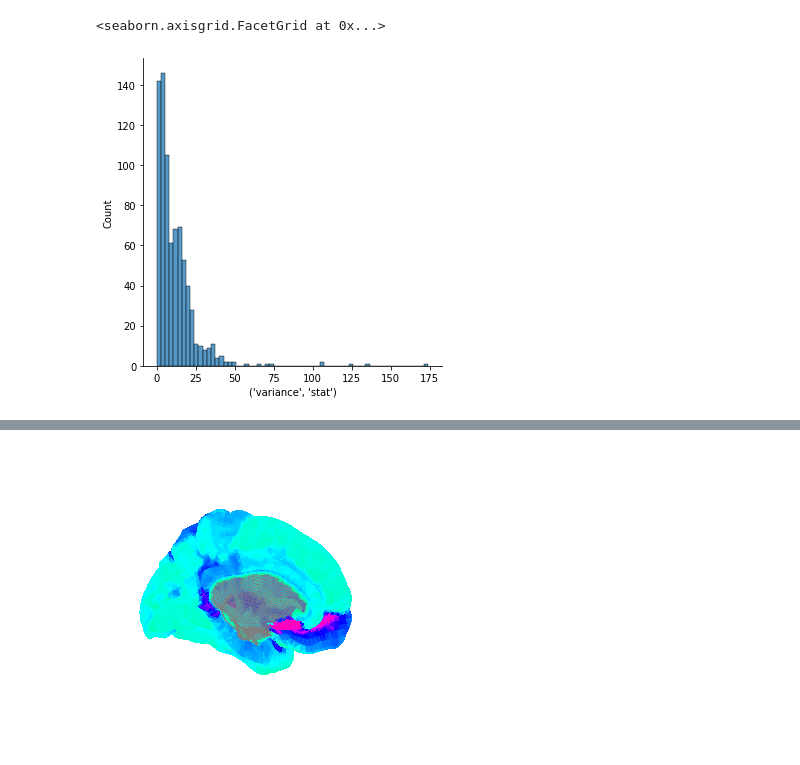
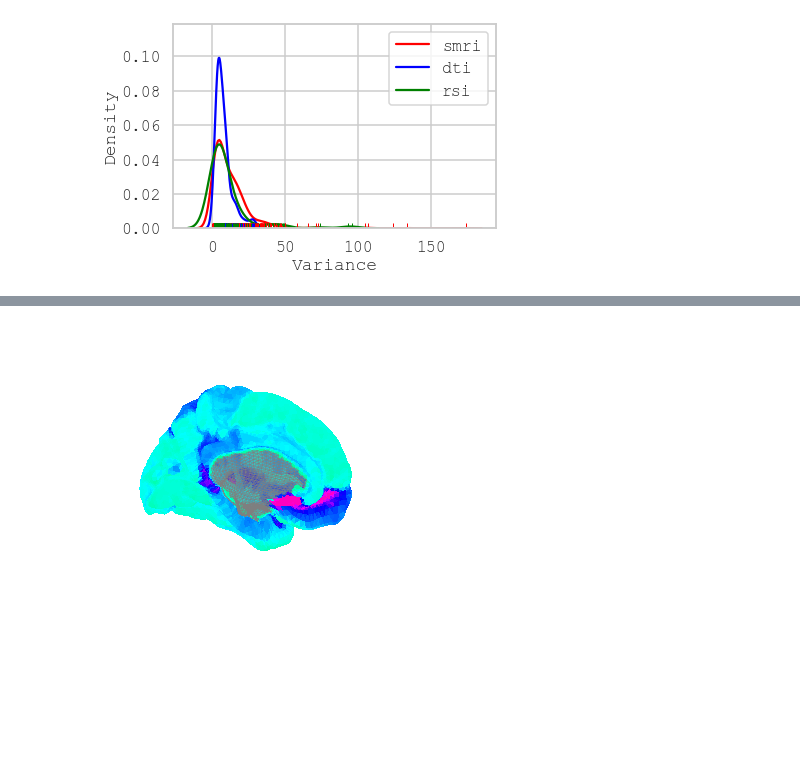
Before and after one commit to 62442katieb/deltaABCD_variability, a Jupyter notebook: notebooks/1.0variance.ipynb, the cells around one changed output, grey strips where cells are left out. Cells and saved outputs as stored; diff of their text form; code cells hidden in the pictures; blank space fills up the shorter version.

```diff
--- a/notebooks/1.0variance.ipynb
+++ b/notebooks/1.0variance.ipynb
@@ -10,7 +10,7 @@ from os.path import join
 from scipy.stats import fligner
 from nilearn import plotting, datasets, surface
 # %%
-sns.set(style='whitegrid', context='poster')
+sns.set(style='whitegrid', context='talk')
 plt.rcParams["font.family"] = "monospace"
 plt.rcParams['font.monospace'] = 'Courier New'
 # %%
@@ -46,7 +46,8 @@ tests = ['variance',
          'fligner_marital',
          'fligner_age',
          'fligner_scanner']
-values = ['stat', 'p', 'diff', 'greater']
+alpha = 0.05
+values = ['stat', 'p', 'diff', 'greater', f'a<{alpha}']
 columns = pd.MultiIndex.from_product([tests, values])
 
 var_df = pd.DataFrame(columns=columns)
@@ -238,9 +305,30 @@ var_df.dropna(how='all', axis=1, inplace=True)
 # %%
-variables = img_modalities['smri'].columns
-sns.displot(var_df.loc[variables, ('variance', 'stat')])
+# plot the distribution of variances of all structural mri measures
+smri_var = img_modalities['smri'].columns
+dti_var = img_modalities['dti'].columns
+rsi_var = img_modalities['rsi'].columns
+fmri_var = img_modalities['fmri'].columns
+
+fig,ax = plt.subplots()
+g = sns.kdeplot(var_df.loc[smri_var, ('variance', 'stat')], color='red')
+h = sns.kdeplot(var_df.loc[dti_var, ('variance', 'stat')], color='blue')
+i = sns.kdeplot(var_df.loc[rsi_var, ('variance', 'stat')], color='green')
+#m = sns.kdeplot(var_df.loc[fmri_var, ('variance', 'stat')], color='orange')
+j = sns.rugplot(var_df.loc[smri_var, ('variance', 'stat')], color='red')
+k = sns.rugplot(var_df.loc[dti_var, ('variance', 'stat')], color='blue')
+l = sns.rugplot(var_df.loc[rsi_var, ('variance', 'stat')], color='green')
+#n = sns.rugplot(var_df.loc[fmri_var, ('variance', 'stat')], color='orange')
+ax.set_xlabel('Variance')
+plt.tight_layout()
+ax.legend(['smri',
+           'dti',
+           'rsi',
+           #'fmri'
+          ])
+fig.savefig('../figures/variance_nofmri.png', dpi=400)
+#sns.displot(var_df.loc[fmri_var, ('variance', 'stat')])
 # %% [output]
-<seaborn.axisgrid.FacetGrid at 0x...>
-[figure, old version]
+[figure, new version]
 # %%
 sex_diff = {}
 for modality in img_modalities.keys():
```
Also changed, not shown: parts of 47 cells of this notebook, 12 other files.
